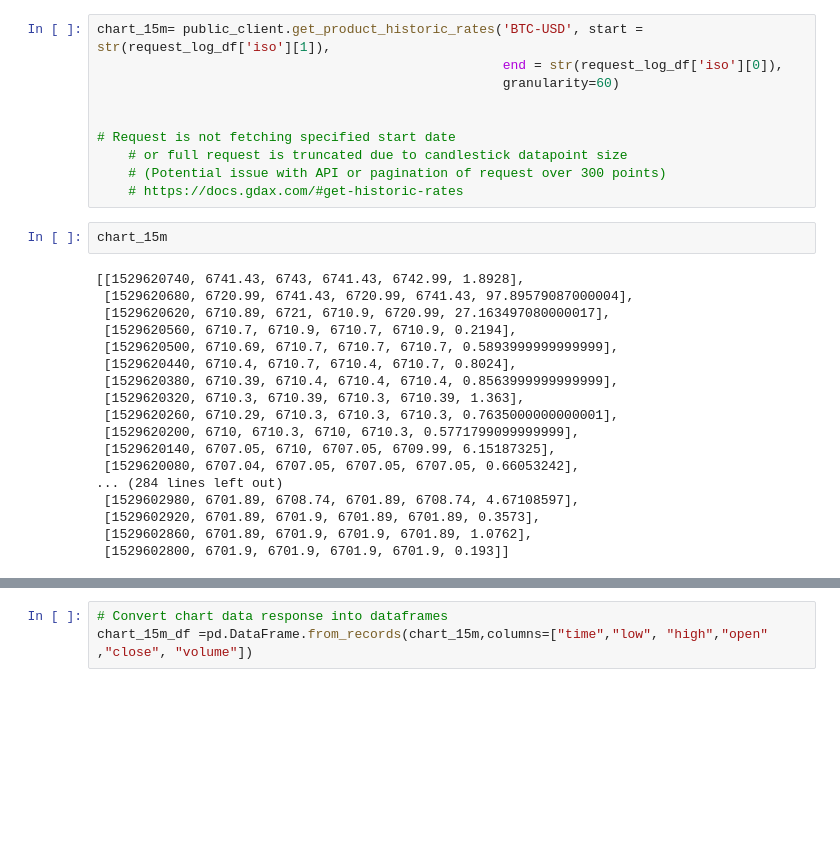
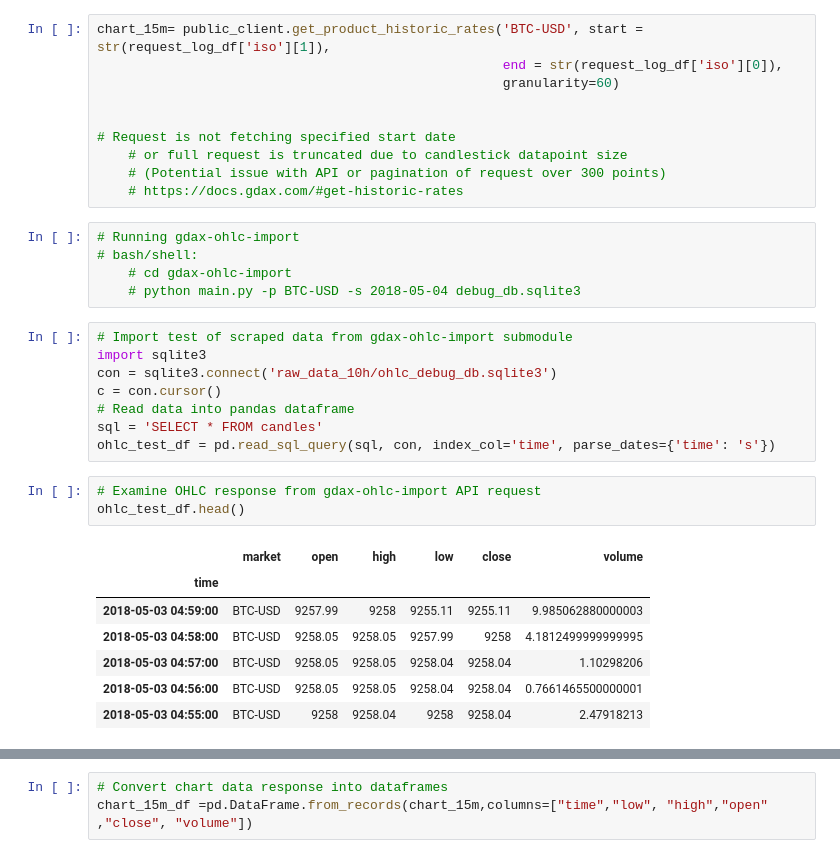
Before and after one commit to timothyyu/gdax-orderbook-ml, a Jupyter notebook: 8_program_structure_improvement.ipynb, the cells around one changed output, grey strips where cells are left out. Drawn from its saved outputs; the diff is of its cells as text; blank space fills up the shorter version.

Commit message:
start of api response parse from gdax-ohlc-import to request start/end timestamps

```diff
--- a/8_program_structure_improvement.ipynb
+++ b/8_program_structure_improvement.ipynb
@@ -718,23 +716,27 @@ chart_15m= public_client.get_product_historic_rates('BTC-USD', start = str(reque
     # or full request is truncated due to candlestick datapoint size
     # (Potential issue with API or pagination of request over 300 points)
     # https://docs.gdax.com/#get-historic-rates
-# %%
-chart_15m
-# %% [output]
-[[1529620740, 6741.43, 6743, 6741.43, 6742.99, 1.8928],
- [1529620680, 6720.99, 6741.43, 6720.99, 6741.43, 97.89579087000004],
- [1529620620, 6710.89, 6721, 6710.9, 6720.99, 27.163497080000017],
- [1529620560, 6710.7, 6710.9, 6710.7, 6710.9, 0.2194],
- [1529620500, 6710.69, 6710.7, 6710.7, 6710.7, 0.5893999999999999],
- [1529620440, 6710.4, 6710.7, 6710.4, 6710.7, 0.8024],
- [1529620380, 6710.39, 6710.4, 6710.4, 6710.4, 0.8563999999999999],
- [1529620320, 6710.3, 6710.39, 6710.3, 6710.39, 1.363],
- [1529620260, 6710.29, 6710.3, 6710.3, 6710.3, 0.7635000000000001],
- [1529620200, 6710, 6710.3, 6710, 6710.3, 0.5771799099999999],
- [1529620140, 6707.05, 6710, 6707.05, 6709.99, 6.15187325],
- [1529620080, 6707.04, 6707.05, 6707.05, 6707.05, 0.66053242],
-... (284 lines left out)
- [1529602980, 6701.89, 6708.74, 6701.89, 6708.74, 4.67108597],
- [1529602920, 6701.89, 6701.9, 6701.89, 6701.89, 0.3573],
- [1529602860, 6701.89, 6701.9, 6701.9, 6701.89, 1.0762],
- [1529602800, 6701.9, 6701.9, 6701.9, 6701.9, 0.193]]
+# %%
+# Running gdax-ohlc-import
+# bash/shell:
+    # cd gdax-ohlc-import
+    # python main.py -p BTC-USD -s 2018-05-04 debug_db.sqlite3
+# %%
+# Import test of scraped data from gdax-ohlc-import submodule
+import sqlite3
+con = sqlite3.connect('raw_data_10h/ohlc_debug_db.sqlite3')
+c = con.cursor()
+# Read data into pandas dataframe
+sql = 'SELECT * FROM candles'
+ohlc_test_df = pd.read_sql_query(sql, con, index_col='time', parse_dates={'time': 's'})
+# %%
+# Examine OHLC response from gdax-ohlc-import API request
+ohlc_test_df.head()
+# %% [output]
+|  | market | open | high | low | close | volume |
+| time |  |  |  |  |  |  |
+| 2018-05-03 04:59:00 | BTC-USD | 9257.99 | 9258 | 9255.11 | 9255.11 | 9.985062880000003 |
+| 2018-05-03 04:58:00 | BTC-USD | 9258.05 | 9258.05 | 9257.99 | 9258 | 4.1812499999999995 |
+| 2018-05-03 04:57:00 | BTC-USD | 9258.05 | 9258.05 | 9258.04 | 9258.04 | 1.10298206 |
+| 2018-05-03 04:56:00 | BTC-USD | 9258.05 | 9258.05 | 9258.04 | 9258.04 | 0.7661465500000001 |
+| 2018-05-03 04:55:00 | BTC-USD | 9258 | 9258.04 | 9258 | 9258.04 | 2.47918213 |
```
Also changed, not shown: parts of 20 cells of this notebook, 2 other files.
